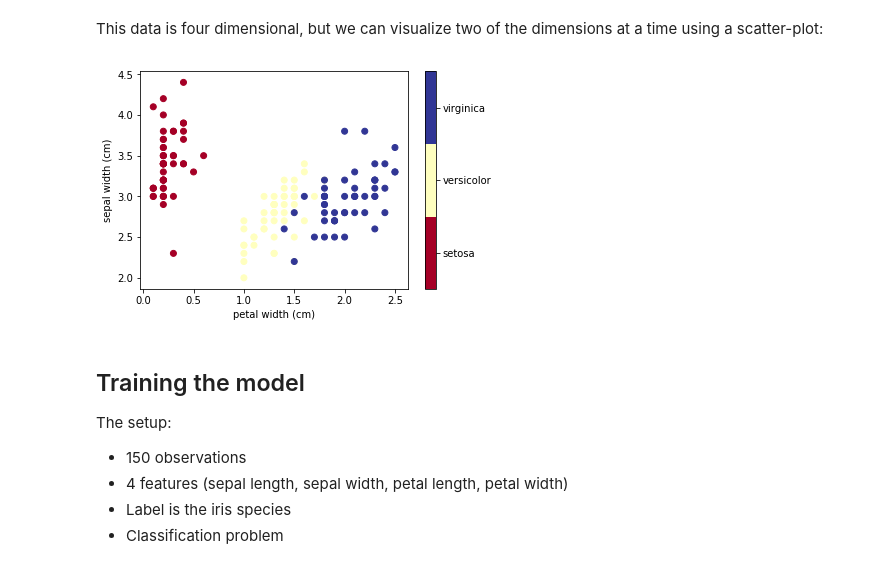
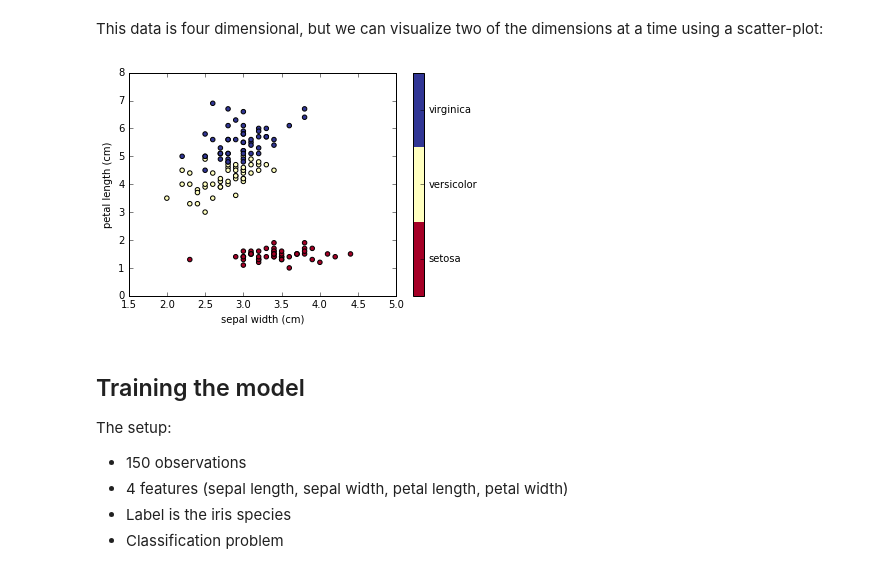
Before and after one commit to UiO-IN3110/UiO-IN3110.github.io, a Jupyter notebook: lectures/12_scikit_learn/scikit-learn-1.ipynb, the cells around one changed output. Saved outputs shown, nothing was run; the diff lists cells and outputs as text; code cells hidden in the pictures.

```diff
--- a/lectures/12_scikit_learn/scikit-learn-1.ipynb
+++ b/lectures/12_scikit_learn/scikit-learn-1.ipynb
@@ -287,22 +278,22 @@ at a time using a scatter-plot:
 # %%
 import numpy as np
 import matplotlib.pyplot as plt
 
-x_index = 3
-y_index = 1
+x_index = 1
+y_index = 2
 
 plt.scatter(iris.data[:, x_index], iris.data[:, y_index],
             c=iris.target, cmap=plt.cm.get_cmap('RdYlBu', 3))
 
 # this formatter will label the colorbar with the correct target names
 formatter = plt.FuncFormatter(lambda i, *args: iris.target_names[int(i)])
 plt.colorbar(ticks=[0, 1, 2], format=formatter)
 
 plt.clim(-0.5, 2.5)
 plt.xlabel(iris.feature_names[x_index])
 plt.ylabel(iris.feature_names[y_index]);
 # %% [output]
-[figure, old version]
+[figure, new version]
 # %% [markdown]
 ## Training the model
 
```
Also changed, not shown: parts of 40 cells of this notebook, 4 other files.
